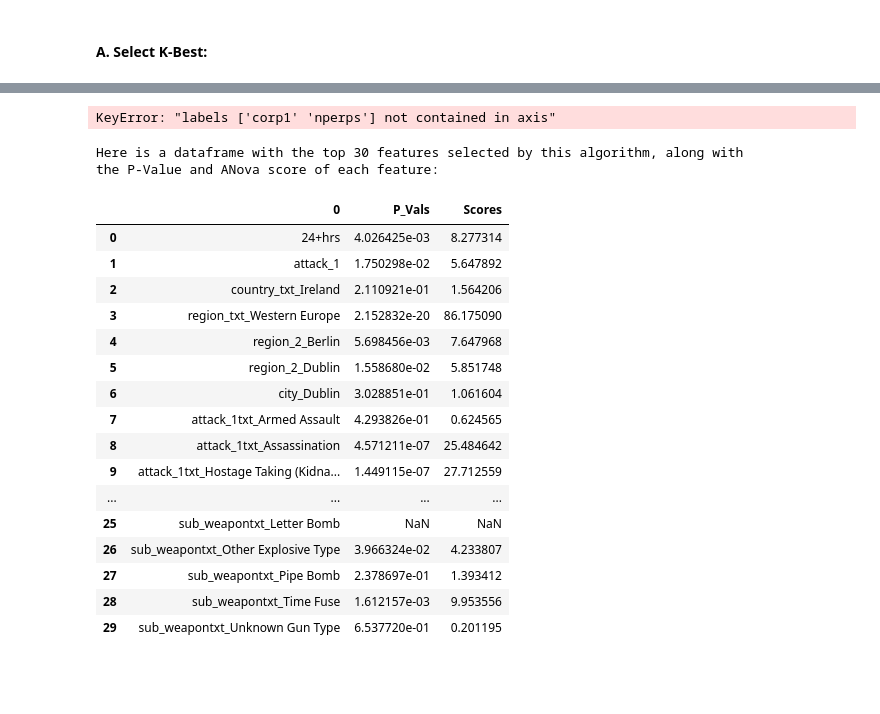
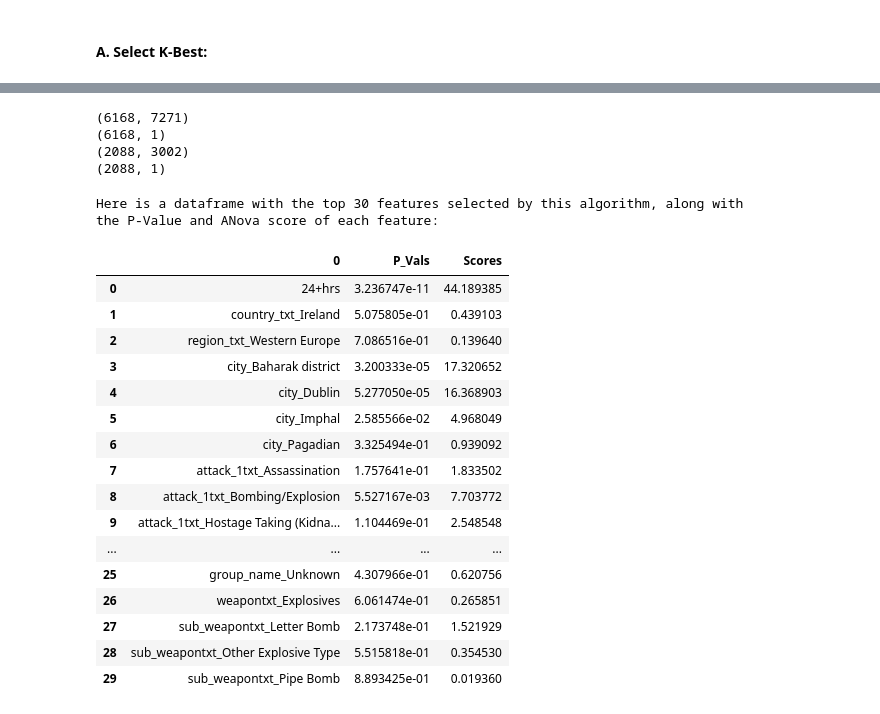
Before and after one commit to Begecky/Thinkful_Materials, a Jupyter notebook: CyberTerrorism3.ipynb, the cells around one changed output, grey strips where cells are left out. Cells and saved outputs as stored; diff of their text form; code cells hidden in the pictures; blank space fills up the shorter version.

```diff
--- a/CyberTerrorism3.ipynb
+++ b/CyberTerrorism3.ipynb
@@ -970,48 +1022,68 @@ from sklearn import feature_selection
-# %%
-# A fair amount of na in corp1 (1402) and nperps (1316), so dropping the na data there:
-cyber_df = pd.DataFrame(cyber_df.drop(['corp1', 'nperps'], axis = 1))
-# %% [output]
-KeyError: "labels ['corp1' 'nperps'] not contained in axis"
+# %%
+from sklearn import feature_selection
+
+# Getting dummies or our input train and test data:
+
+cyber_train_dummy = pd.DataFrame(pd.get_dummies(cyber_train_input.dropna(axis = 0)))
+train_dummy_index = cyber_train_dummy.index
+cyber_train_output2 = pd.DataFrame(cyber_train_output[cyber_train_output.index.map(
+                                                        lambda x: x in train_dummy_index)])
+
+cyber_test_dummy = pd.DataFrame(pd.get_dummies(cyber_test_input.dropna(axis = 0)))
+test_dummy_index = cyber_test_dummy.index
+cyber_test_output2 = pd.DataFrame(cyber_test_output[cyber_test_output.index.map(
+                                                        lambda x: x in test_dummy_index)])
+# %%
+# Making sure we have the same sizes still:
+
+print(cyber_train_dummy.shape)
+print(cyber_train_output2.shape)
+
+print(cyber_test_dummy.shape)
+print(cyber_test_output2.shape)
+# %% [output]
+(6168, 7271)
+(6168, 1)
+(2088, 3002)
+(2088, 1)
+# %%
+# Fitting SelectKBest to our Features and output:
+
+KBest_1 = feature_selection.SelectKBest(k = 30)
+
+KBest_1.fit(cyber_train_dummy, cyber_train_output2)
+KBest_1_input = KBest_1.fit_transform(cyber_train_dummy, cyber_train_output2)
 # %%
-# Using our filtered DF:
-
-
-# Fitting it to our Features and output:
-
-KBest_1 = feature_selection.SelectKBest(k = 30)
-KBest_1.fit(X_train, Y_train)
-
 # Creating a DF with the top 30 features:
 
 feature_mask = KBest_1.get_support(indices = True)
-KBest_1_features = pd.DataFrame(X_train.columns[feature_mask])
-KBest_1_df = X_train.iloc[:, feature_mask]
+KBest_1_features = pd.DataFrame(cyber_train_dummy.columns[feature_mask])
 
 # # Summarizing the scores for those top 30 features in a df:
 
 KBest_1_features['P_Vals'] = KBest_1.pvalues_[0:30]
 KBest_1_features['Scores'] = KBest_1.scores_[0:30]
 
 print('Here is a dataframe with the top 30 features selected by this algorithm, along with\n'
        'the P-Value and ANova score of each feature: \n')
 KBest_1_features
 # %% [output]
 Here is a dataframe with the top 30 features selected by this algorithm, along with
 the P-Value and ANova score of each feature:
 |  | 0 | P_Vals | Scores |
-| 0 | 24+hrs | 4.026425e-03 | 8.277314 |
-| 1 | attack_1 | 1.750298e-02 | 5.647892 |
-| 2 | country_txt_Ireland | 2.110921e-01 | 1.564206 |
-| 3 | region_txt_Western Europe | 2.152832e-20 | 86.175090 |
-| 4 | region_2_Berlin | 5.698456e-03 | 7.647968 |
-| 5 | region_2_Dublin | 1.558680e-02 | 5.851748 |
-| 6 | city_Dublin | 3.028851e-01 | 1.061604 |
-| 7 | attack_1txt_Armed Assault | 4.293826e-01 | 0.624565 |
-| 8 | attack_1txt_Assassination | 4.571211e-07 | 25.484642 |
-| 9 | attack_1txt_Hostage Taking (Kidna... | 1.449115e-07 | 27.712559 |
+| 0 | 24+hrs | 3.236747e-11 | 44.189385 |
+| 1 | country_txt_Ireland | 5.075805e-01 | 0.439103 |
+| 2 | region_txt_Western Europe | 7.086516e-01 | 0.139640 |
+| 3 | city_Baharak district | 3.200333e-05 | 17.320652 |
+| 4 | city_Dublin | 5.277050e-05 | 16.368903 |
+| 5 | city_Imphal | 2.585566e-02 | 4.968049 |
+| 6 | city_Pagadian | 3.325494e-01 | 0.939092 |
+| 7 | attack_1txt_Assassination | 1.757641e-01 | 1.833502 |
+| 8 | attack_1txt_Bombing/Explosion | 5.527167e-03 | 7.703772 |
+| 9 | attack_1txt_Hostage Taking (Kidna... | 1.104469e-01 | 2.548548 |
 | ... | ... | ... | ... |
-| 25 | sub_weapontxt_Letter Bomb | NaN | NaN |
-| 26 | sub_weapontxt_Other Explosive Type | 3.966324e-02 | 4.233807 |
-| 27 | sub_weapontxt_Pipe Bomb | 2.378697e-01 | 1.393412 |
-| 28 | sub_weapontxt_Time Fuse | 1.612157e-03 | 9.953556 |
-| 29 | sub_weapontxt_Unknown Gun Type | 6.537720e-01 | 0.201195 |
+| 25 | group_name_Unknown | 4.307966e-01 | 0.620756 |
+| 26 | weapontxt_Explosives | 6.061474e-01 | 0.265851 |
+| 27 | sub_weapontxt_Letter Bomb | 2.173748e-01 | 1.521929 |
+| 28 | sub_weapontxt_Other Explosive Type | 5.515818e-01 | 0.354530 |
+| 29 | sub_weapontxt_Pipe Bomb | 8.893425e-01 | 0.019360 |
```
Also changed, not shown: parts of 20 cells of this notebook.
